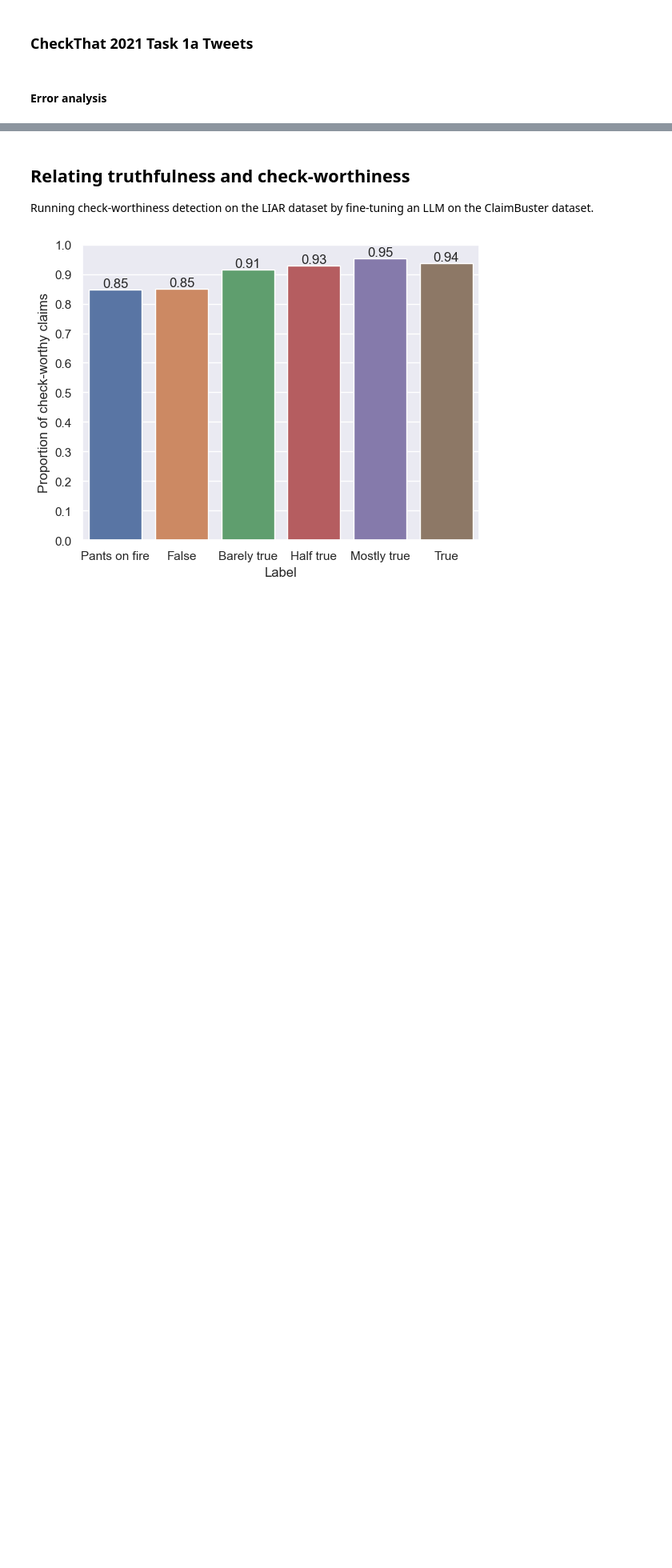
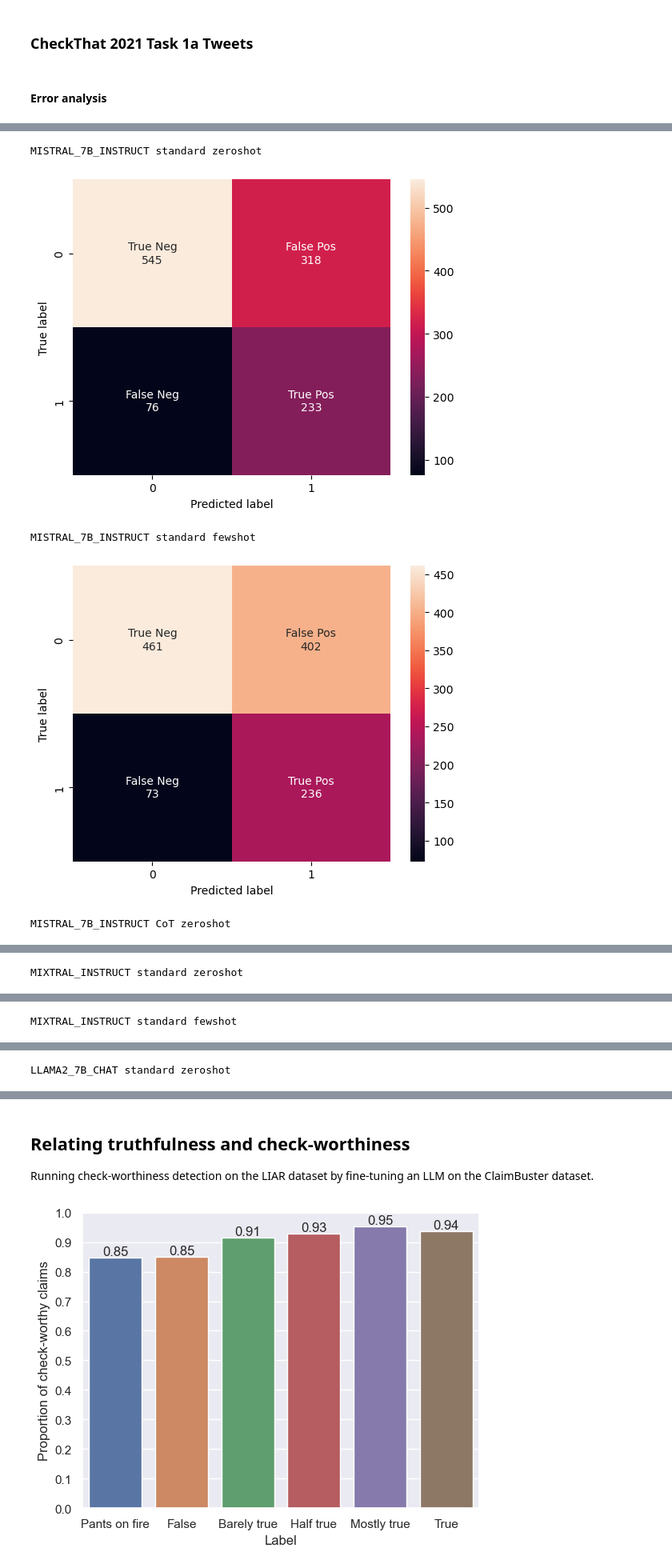
Before and after one commit to matsbratvold/Checkworthiness-Detection-with-Open-Source-LLMs, a Jupyter notebook: src/llm.ipynb, the cells around one changed output, grey strips where cells are left out. Shown at 80% size. Drawn from its saved outputs; the diff is of its cells as text; code cells hidden in the pictures; blank space fills up the shorter version.

```diff
--- a/src/llm.ipynb
+++ b/src/llm.ipynb
@@ -448,0 +438,53 @@ generate_error_analysis_report(
+# %%
+%autoreload
+predictions = []
+models = [HuggingFaceModel.MISTRAL_7B_INSTRUCT, HuggingFaceModel.MIXTRAL_INSTRUCT, HuggingFaceModel.LLAMA2_7B_CHAT]
+prompt_types = [PromptType.STANDARD, PromptType.CHAIN_OF_THOUGHT]
+icl_usages = [ICLUsage.ZERO_SHOT, ICLUsage.FEW_SHOT]
+model_names = []
+checkthat = load_check_that_dataset("../data/CheckThat")
+
+for model, prompt_type, icl_usage in itertools.product(models, prompt_types, icl_usages):
+    predictions_path = f"../results/CheckThat/{model.name}/{prompt_type.value}/{icl_usage.value}/predictions.csv"
+    if os.path.exists(predictions_path):
+        new_predictions = pd.read_csv(predictions_path, index_col=0)
+        predictions.append(new_predictions)
+        model_name = f"{model.name} {prompt_type.value} {icl_usage.value}"
+        model_names.append(model_name)
+        print(model_name)
+        display_confusion_matrix(
+            checkthat,
+            new_predictions.loc[checkthat.index],
+            label_column_name="check_worthiness",
+            save_path=os.path.join(os.path.dirname(predictions_path), "confusion-matrix.pdf")
+        )
+# LORA
+for model in models:
+    predictions_path = f"../results/CheckThat/{model.name}/lora/predictions.csv"
+    if os.path.exists(predictions_path):
+        new_predictions = pd.read_csv(predictions_path, index_col=0)
+        predictions.append(new_predictions)
+        model_name = f"{model.name} LORA"
+        model_names.append(model_name)
+        print(model_name)
+        display_confusion_matrix(
+            checkthat,
+            new_predictions.loc[checkthat.index]["prediction"],
+            label_column_name="check_worthiness",
+            save_path=os.path.join(os.path.dirname(predictions_path), "confusion-matrix.pdf")
+        )
+
+generate_error_analysis_report(
+    checkthat,
+    predictions=predictions,
+    model_names=model_names,
+    folder_path="../results/CheckThat",
+    label_column_name="check_worthiness",
+    text_column_name="tweet_text",
+)
+# %% [output]
+MISTRAL_7B_INSTRUCT standard zeroshot
+[figure, added]
+MISTRAL_7B_INSTRUCT standard fewshot
+[figure, added]
+MISTRAL_7B_INSTRUCT CoT zeroshot
@@ -448,0 +492 @@ generate_error_analysis_report(
+MIXTRAL_INSTRUCT standard zeroshot
@@ -448,0 +494 @@ generate_error_analysis_report(
+MIXTRAL_INSTRUCT standard fewshot
@@ -448,0 +496 @@ generate_error_analysis_report(
+LLAMA2_7B_CHAT standard zeroshot
```
Also changed, not shown: parts of 7 cells of this notebook, 28 other files.
